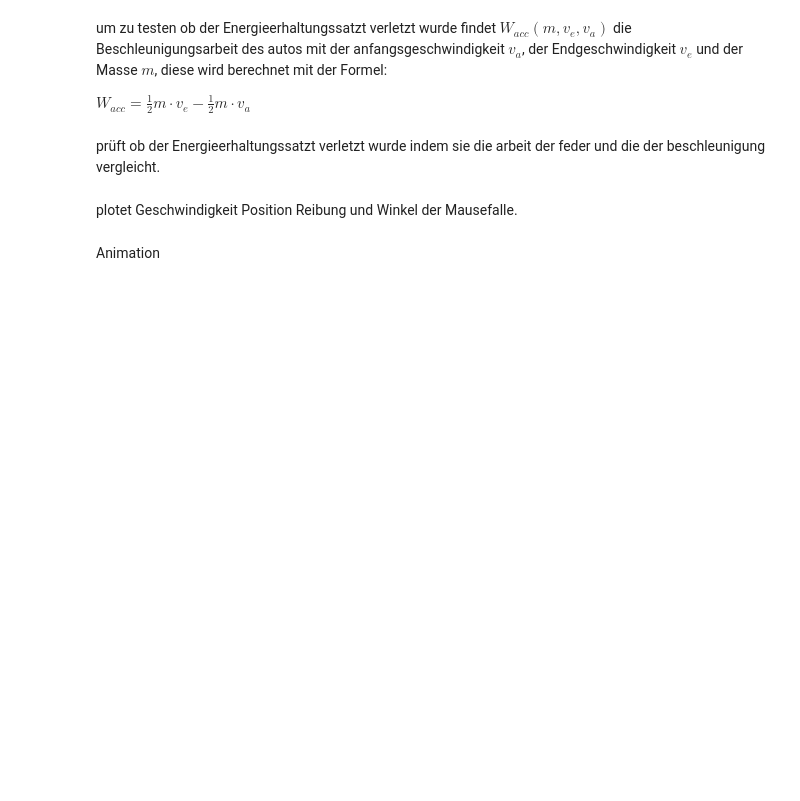
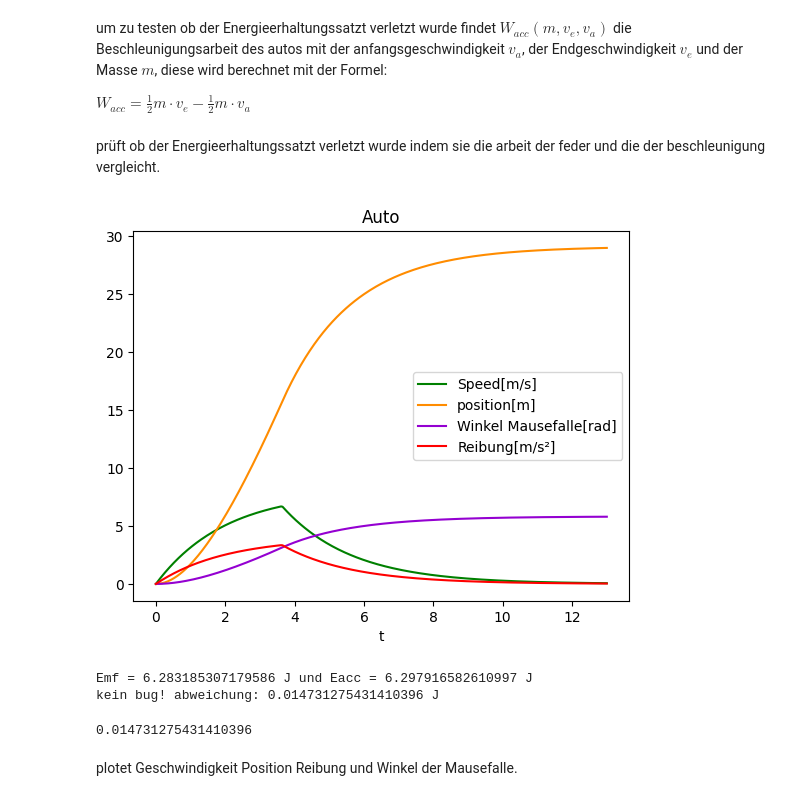
Before and after one commit to tomatencode/Mausefalle, a Jupyter notebook: mausefalle.ipynb, the cells around one changed output. Saved outputs shown, nothing was run; the diff lists cells and outputs as text; code cells hidden in the pictures; blank space fills up the shorter version.

```diff
--- a/mausefalle.ipynb
+++ b/mausefalle.ipynb
@@ -171,21 +163,26 @@ prüft ob der Energieerhaltungssatzt verletzt wurde indem sie die arbeit der fed
 # %%
 solution = solve_ivp(max_sim_length,friction) # lösung der differenzialgleichung [-]
 
 s = find_simulation_lenght(max_sim_length,solution,rr,u,0.1) # passende länge der simulation [s]
 
 t = np.linspace(0, s, 300) # vektor von 300 zeitpunkten von 0 bis s [s]
 
 plt.plot(t, solution.sol(t)[0].T,label='Speed[m/s]',color="green")
 plt.plot(t, solution.sol(t)[1].T,label='position[m]',color=(1,0.55,0))
 plt.plot(t, find_phi(solution.sol(t)[1],rr,u).T,label='Winkel Mausefalle[rad]',color=(0.58,0,0.82))
 if friction == True:
-    plt.plot(t, (Fr(solution.sol(t)[0])/m).T,label='Reibung[m/s²]',color="red")
+    plt.plot(t, (find_Fr(solution.sol(t)[0])/m).T,label='Reibung[m/s²]',color="red")
 
 plt.xlabel('t')
 plt.legend()
 plt.title('Auto')
 
 plt.show()
 test(True) # testet ob der energieerhaltungs satz verletzt wurde
+# %% [output]
+[figure, added]
+Emf = 6.283185307179586 J und Eacc = 6.297916582610997 J
+kein bug! abweichung: 0.014731275431410396 J
+0.014731275431410396
 # %% [markdown]
 plotet Geschwindigkeit Position Reibung und Winkel der Mausefalle.
@@ -460,2 +188,0 @@ test(True) # testet ob der energie erhaltungssatz verletzt wurde
-# %% [markdown]
-Animation
```
Also changed, not shown: parts of 2 cells of this notebook.
